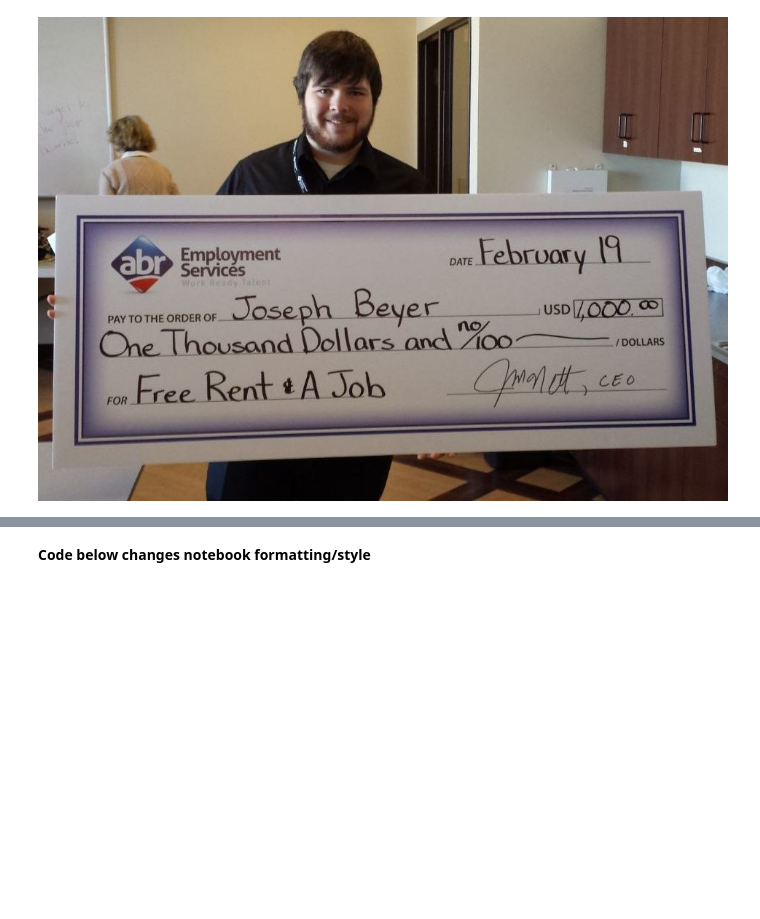
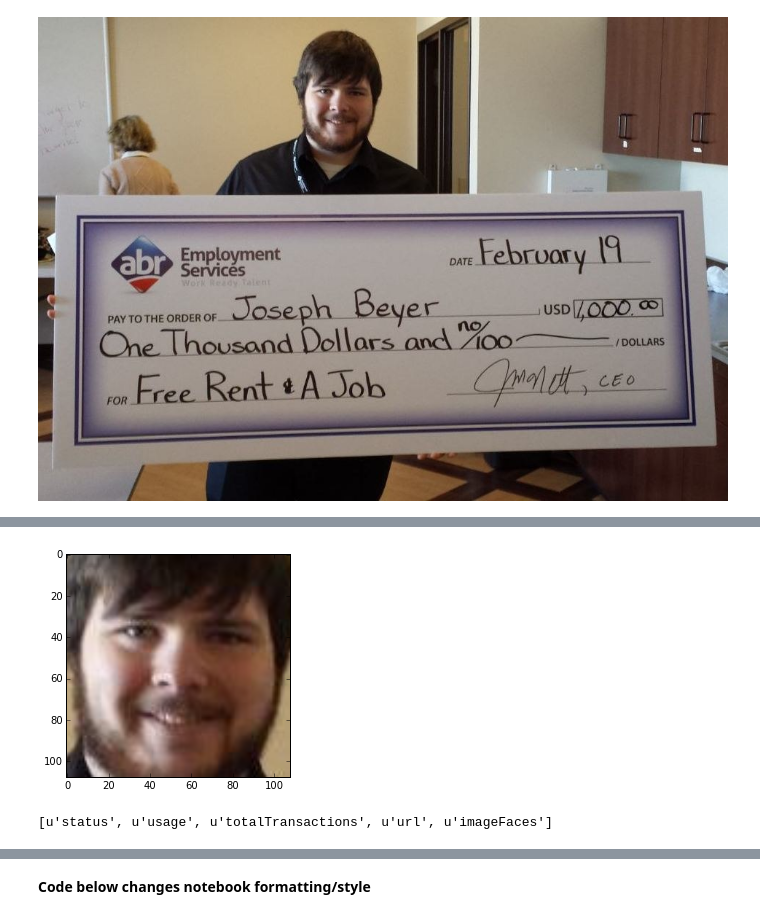
Before and after one commit to hughesadam87/twitter_play, a Jupyter notebook: getting_started.ipynb, the cells around one changed output, grey strips where cells are left out. Saved outputs shown, nothing was run; the diff lists cells and outputs as text; code cells hidden in the pictures; blank space fills up the shorter version.

Commit message:
face finding

```diff
--- a/getting_started.ipynb
+++ b/getting_started.ipynb
@@ -309,0 +327,4 @@ Image('http://www.goodnewsnetwork.org/wp-content/uploads/2015/02/Joseph-Beyer-gi
+# %%
+tagged = ALCAPI.faceTagging('url',
+                   'http://www.goodnewsnetwork.org/wp-content/uploads/2015/02/Joseph-Beyer-giant-check-for-1000-submitted.jpg')
+tagged
@@ -309,0 +354,15 @@ Image('http://www.goodnewsnetwork.org/wp-content/uploads/2015/02/Joseph-Beyer-gi
+# %%
+def _parseFace(attr):
+    """ Shortcut for tagged['imageFaces'][0]['attr'] """
+    return int(tagged['imageFaces'][0][attr])
+
+X, Y, WIDTH, HEIGHT = _parseFace('positionX'), _parseFace('positionY'), _parseFace('width'), _parseFace('height')
+
+# Scikit image is reversed X, Y coordinates relative to these
+imshow(somedude[Y:Y+HEIGHT, X:X+WIDTH]);
+# %% [output]
+[figure, added]
+# %%
+tagged.keys()
+# %% [output]
+[u'status', u'usage', u'totalTransactions', u'url', u'imageFaces']
```
Also changed, not shown: parts of 19 cells of this notebook.
